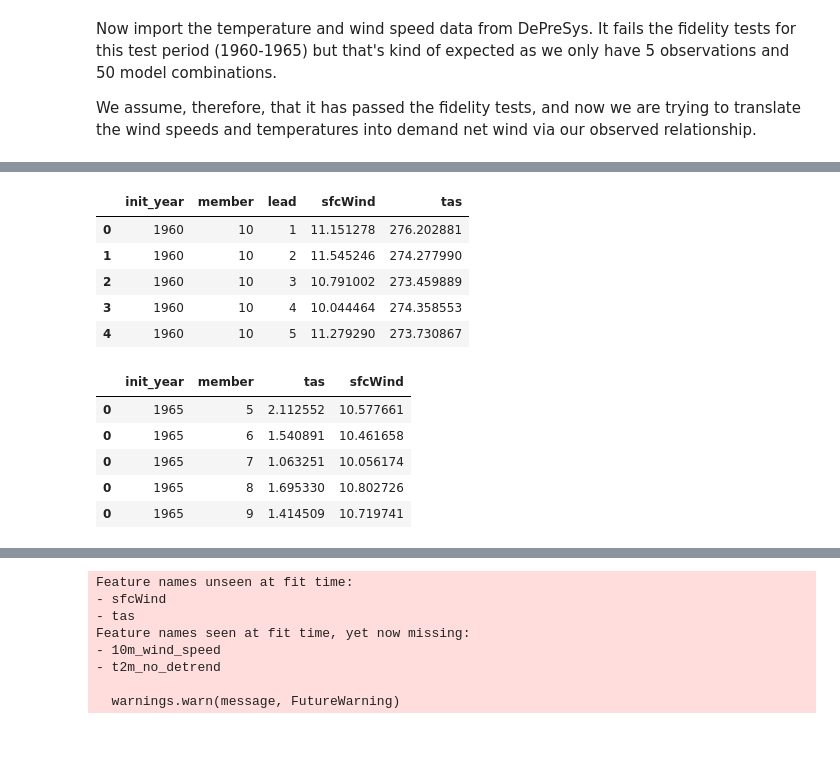
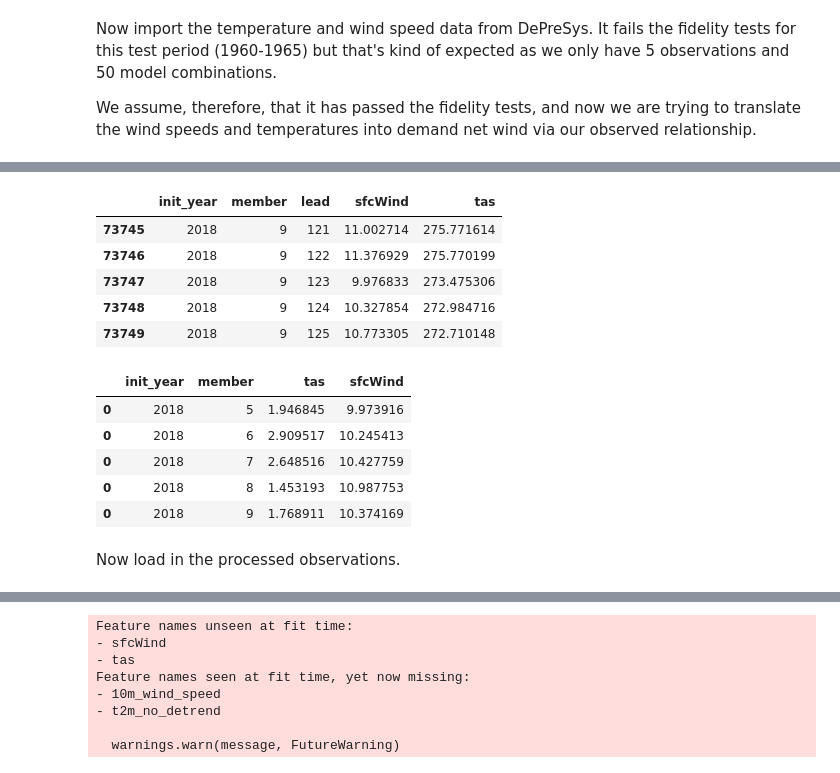
Before and after one commit to benhutchmet/unseen_multi_year, a Jupyter notebook: testing_clearheads_dnw.ipynb, the cells around one changed output, grey strips where cells are left out. Cells and saved outputs as stored; diff of their text form; code cells hidden in the pictures; blank space fills up the shorter version.

Commit message:
my temp and sfcwind don't map well onto CH obs

```diff
--- a/testing_clearheads_dnw.ipynb
+++ b/testing_clearheads_dnw.ipynb
@@ -788,8 +788,8 @@ We assume, therefore, that it has passed the fidelity tests, and now we are tryi
 # %%
 # Set up the path to the data
 csv_dir = "/gws/nopw/j04/canari/users/benhutch/unseen/saved_dfs"
-sfcwind_fname = "HadGEM3-GC31-MM_sfcWind_United Kingdom_ONDJFM_1960_1965_dcppA-hindcast_Amon.csv"
-t2m_fname = "HadGEM3-GC31-MM_tas_United Kingdom_ONDJFM_1960_1965_dcppA-hindcast_Amon.csv"
+sfcwind_fname = "HadGEM3-GC31-MM_sfcWind_United Kingdom_ONDJFM_1960_2018_dcppA-hindcast_Amon.csv"
+t2m_fname = "HadGEM3-GC31-MM_tas_United Kingdom_ONDJFM_1960_2018_dcppA-hindcast_Amon.csv"
 
 # Load the data
 df_sfcwind = pd.read_csv(os.path.join(csv_dir, sfcwind_fname))
@@ -815,14 +824,14 @@ df_t2m.rename(columns={"data": "tas"}, inplace=True)
 # merge the dataframes
 df = pd.merge(df_sfcwind, df_t2m, on=['init_year', 'member', 'lead'])
 # %%
-df.head()
+df.tail()
 # %% [output]
 |  | init_year | member | lead | sfcWind | tas |
-| 0 | 1960 | 10 | 1 | 11.151278 | 276.202881 |
-| 1 | 1960 | 10 | 2 | 11.545246 | 274.277990 |
-| 2 | 1960 | 10 | 3 | 10.791002 | 273.459889 |
-| 3 | 1960 | 10 | 4 | 10.044464 | 274.358553 |
-| 4 | 1960 | 10 | 5 | 11.279290 | 273.730867 |
+| 73745 | 2018 | 9 | 121 | 11.002714 | 275.771614 |
+| 73746 | 2018 | 9 | 122 | 11.376929 | 275.770199 |
+| 73747 | 2018 | 9 | 123 | 9.976833 | 273.475306 |
+| 73748 | 2018 | 9 | 124 | 10.327854 | 272.984716 |
+| 73749 | 2018 | 9 | 125 | 10.773305 | 272.710148 |
 # %%
 # convert tas from K to C
 df["tas"] = df["tas"] - 273.15
@@ -858,8 +867,10 @@ for init_year in df['init_year'].unique():
 df_new.tail()
 # %% [output]
 |  | init_year | member | tas | sfcWind |
-| 0 | 1965 | 5 | 2.112552 | 10.577661 |
-| 0 | 1965 | 6 | 1.540891 | 10.461658 |
-| 0 | 1965 | 7 | 1.063251 | 10.056174 |
-| 0 | 1965 | 8 | 1.695330 | 10.802726 |
-| 0 | 1965 | 9 | 1.414509 | 10.719741 |
+| 0 | 2018 | 5 | 1.946845 | 9.973916 |
+| 0 | 2018 | 6 | 2.909517 | 10.245413 |
+| 0 | 2018 | 7 | 2.648516 | 10.427759 |
+| 0 | 2018 | 8 | 1.453193 | 10.987753 |
+| 0 | 2018 | 9 | 1.768911 | 10.374169 |
+# %% [markdown]
+Now load in the processed observations.
```
Also changed, not shown: parts of 34 cells of this notebook.
